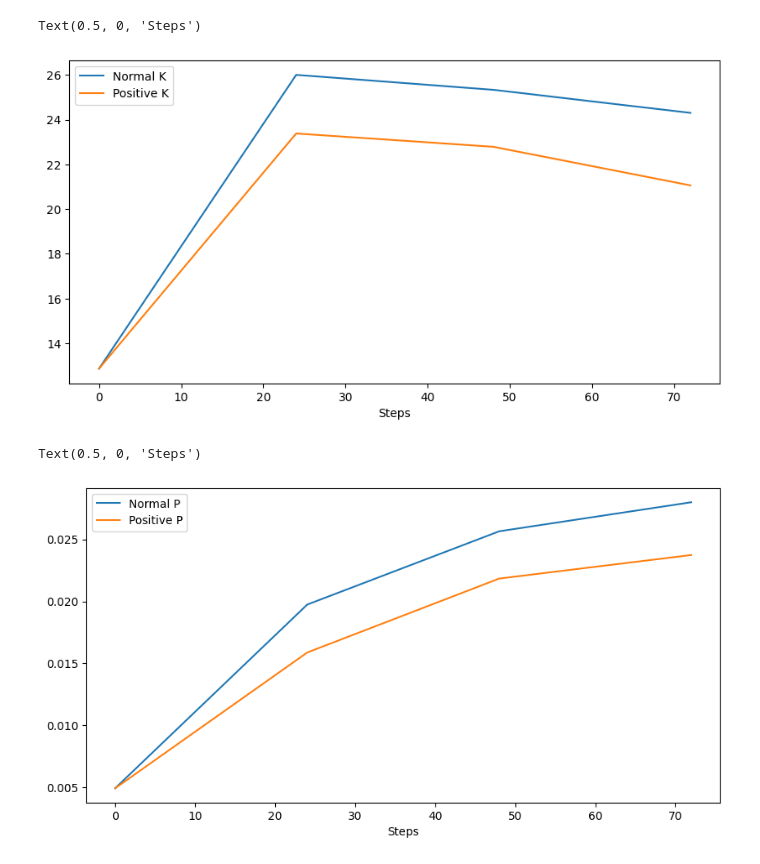
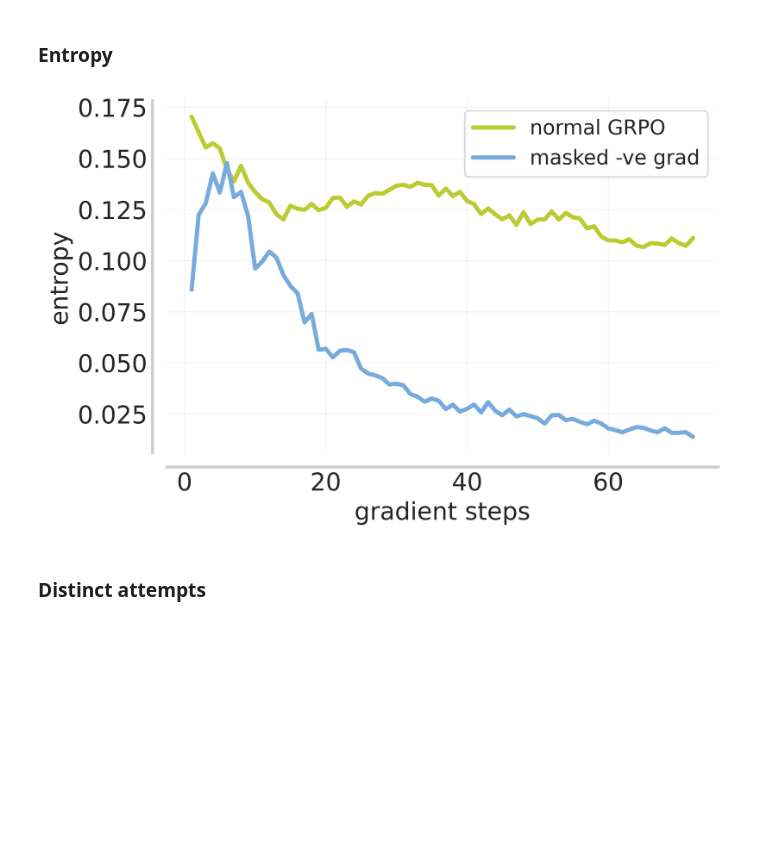
Before and after one commit to matthewyryang/countdown-curriculum, a Jupyter notebook: analysis/negative_grad/diversity.ipynb, the cells around one changed output. Saved outputs shown, nothing was run; the diff lists cells and outputs as text; code cells hidden in the pictures; blank space fills up the shorter version.

Commit message:
added graphs

```diff
--- a/analysis/negative_grad/diversity.ipynb
+++ b/analysis/negative_grad/diversity.ipynb
@@ -8,0 +1,49 @@ import re
+# %%
+import json
+from collections import defaultdict
+from transformers import AutoTokenizer
+import matplotlib.pyplot as plt
+import seaborn as sns
+from tqdm import tqdm
+import re
+import pandas as pd
+from rliable import plot_utils
+plt.rcParams['text.usetex'] = False #Let TeX do the typsetting
+plt.rcParams['text.latex.preamble'] = r'\usepackage{sansmath} \sansmath' #Force sans-serif math mode (for axes labels)
+plt.rcParams['font.family'] = 'sans-serif' # ... for regular text
+plt.rcParams['font.sans-serif'] = ['Helveta Nue'] # Choose a nice font here
+sns.set_style("whitegrid")
+
+COLORS = ['#BBCC33', '#77AADD', '#44BB99',
+           '#EEDD88', '#EE8866', '#FFAABB',
+          '#99DDFF', '#44BB99', '#AAAA00',
+          '#DDDDDD']
+palette = sns.set_palette(COLORS)
+# %% [markdown]
+### Entropy
+# %%
+entropy = pd.read_csv('data/entropy.csv')
+# %%
+fig, ax = plt.subplots(figsize=(14 / 2, 4.5), dpi=400)
+# ax.axvline(16384, 0, 1, color='black')
+# ax.axvspan(16384, 32768, alpha=0.3, color='gray')
+# txt = ax.text(0.7, 0.45, "extrapolation with \n budget forcing", fontsize=16, color='black', ha='center', linespacing=1.5, transform=ax.transAxes)
+
+sns.lineplot(data=entropy, x='Step', y='normal - actor/entropy', ax=ax, linewidth=3, markersize=8, color=COLORS[0], label='normal GRPO')
+sns.lineplot(data=entropy, x='Step', y='positive - actor/entropy', ax=ax, linewidth=3, markersize=8, color=COLORS[1], label='masked -ve grad')
+
+plt.rcParams["legend.loc"] = "upper right"
+
+plot_utils._annotate_and_decorate_axis(ax,
+                                        xlabel='gradient steps',
+                                        ylabel='entropy',
+                                        labelsize='xx-large',
+                                        ticklabelsize='xx-large',
+                                        grid_alpha=0.2,
+                                        legend=True)
+# ax.set_title("DeepScaleR-1.5B-Preview", fontsize=20)
+plt.show()
+# %% [output]
+[figure, added]
+# %% [markdown]
+### Distinct attempts
@@ -65,19 +64,3 @@ for step in range(0, 72 + 1, 24):
-# %%
-plt.figure(figsize=(10, 5))
-sns.lineplot(x=step_to_rollouts.keys(), y=k, label='Normal K')
-sns.lineplot(x=step_to_rollouts.keys(), y=new_k, label='Positive K')
-plt.xlabel('Steps')
-# %% [output]
-Text(0.5, 0, 'Steps')
-[figure, removed]
-# %%
-plt.figure(figsize=(10, 5))
-sns.lineplot(x=step_to_rollouts.keys(), y=p, label='Normal P')
-sns.lineplot(x=step_to_rollouts.keys(), y=new_p, label='Positive P')
-plt.xlabel('Steps')
-# %% [output]
-Text(0.5, 0, 'Steps')
-[figure, removed]
 # %%
 def extract_equations(attempt):
     equation_line_pattern = re.compile(r'^([\d\s\+\-\*/=]+)')
```
Also changed, not shown: parts of 11 cells of this notebook, 6 other files.
